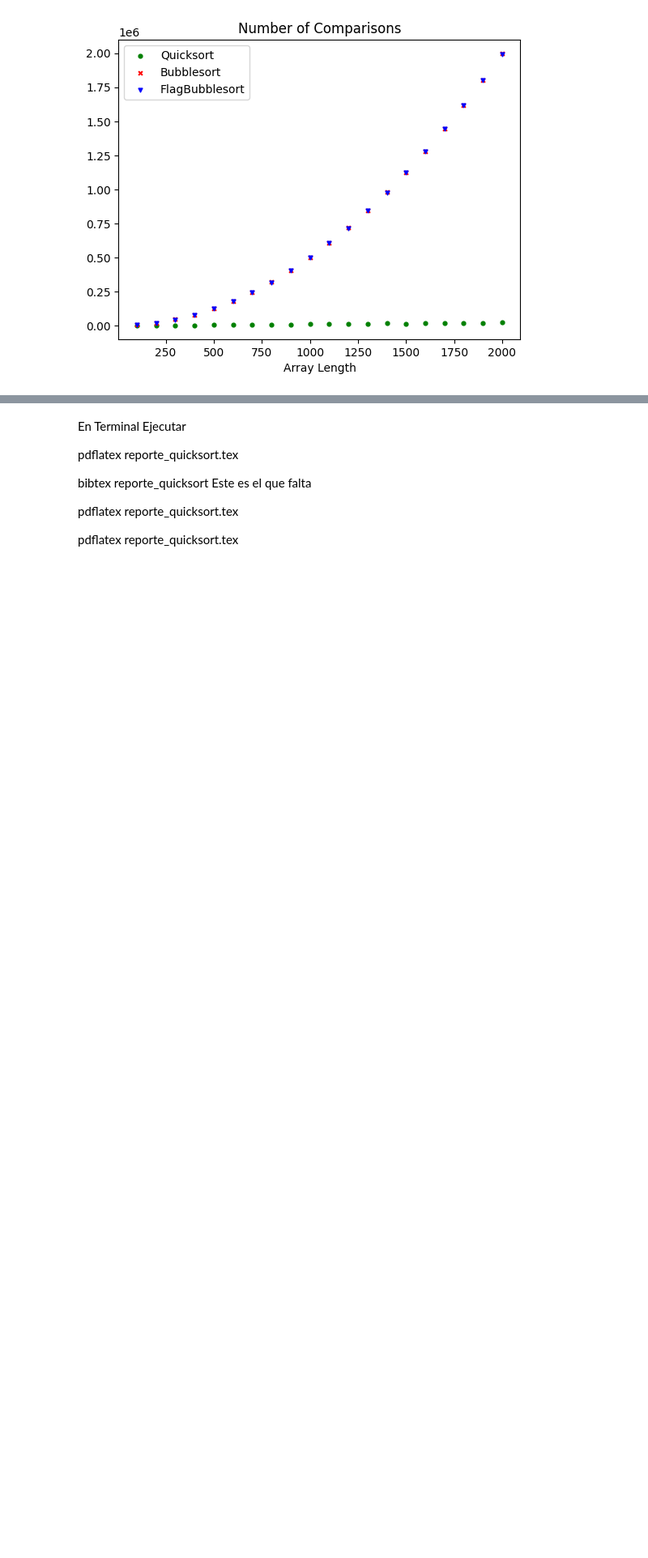
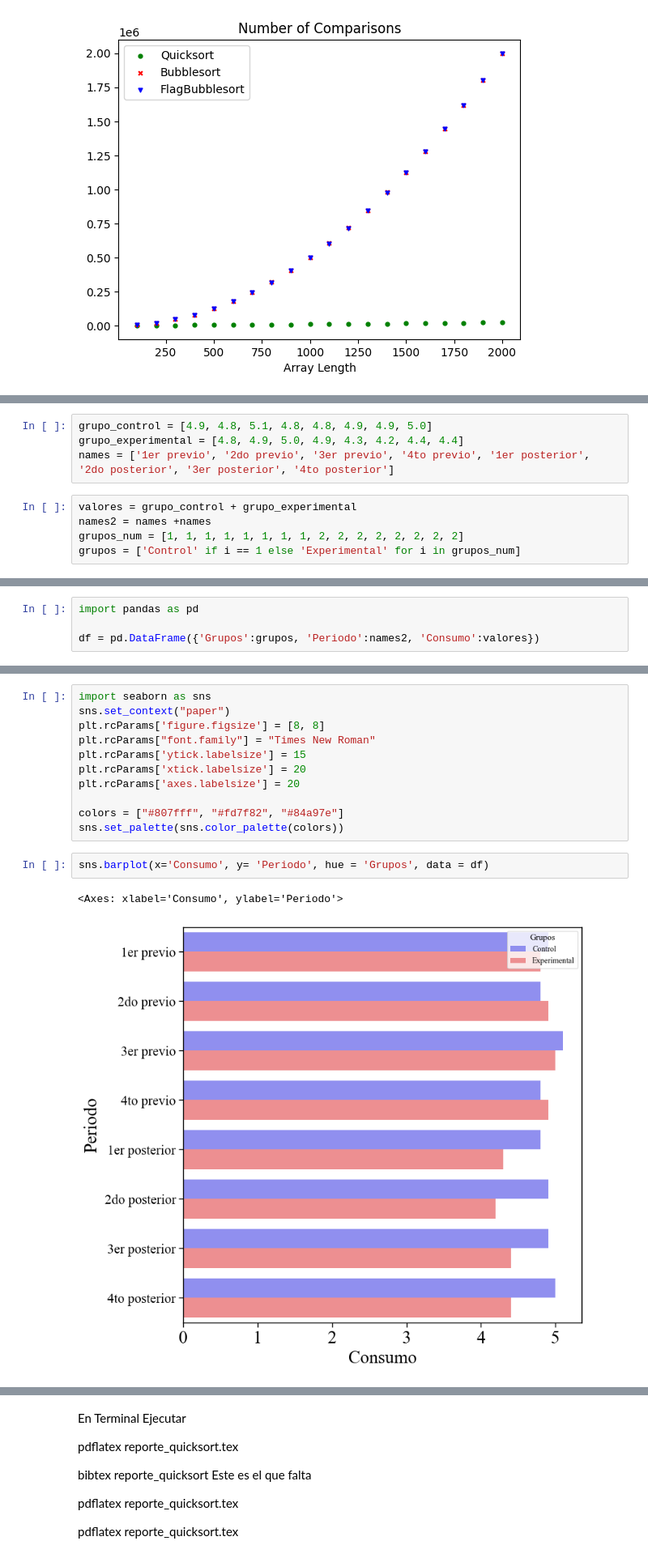
Before and after one commit to PabloNatB/Comparativa-Quicksort, a Jupyter notebook: sorting_algorithms.ipynb, the cells around one changed output, grey strips where cells are left out. Shown: that part at 81% size. Saved outputs shown, nothing was run; the diff lists cells and outputs as text; blank space fills up the shorter version.

```diff
--- a/sorting_algorithms.ipynb
+++ b/sorting_algorithms.ipynb
@@ -168,0 +169,9 @@ plt.show()
+# %%
+grupo_control = [4.9, 4.8, 5.1, 4.8, 4.8, 4.9, 4.9, 5.0]
+grupo_experimental = [4.8, 4.9, 5.0, 4.9, 4.3, 4.2, 4.4, 4.4]
+names = ['1er previo', '2do previo', '3er previo', '4to previo', '1er posterior', '2do posterior', '3er posterior', '4to posterior']
+# %%
+valores = grupo_control + grupo_experimental
+names2 = names +names
+grupos_num = [1, 1, 1, 1, 1, 1, 1, 1, 2, 2, 2, 2, 2, 2, 2, 2]
+grupos = ['Control' if i == 1 else 'Experimental' for i in grupos_num]
@@ -168,0 +216,4 @@ plt.show()
+# %%
+import pandas as pd
+
+df = pd.DataFrame({'Grupos':grupos, 'Periodo':names2, 'Consumo':valores})
@@ -168,0 +240,16 @@ plt.show()
+# %%
+import seaborn as sns
+sns.set_context("paper")
+plt.rcParams['figure.figsize'] = [8, 8]
+plt.rcParams["font.family"] = "Times New Roman"
+plt.rcParams['ytick.labelsize'] = 15
+plt.rcParams['xtick.labelsize'] = 20
+plt.rcParams['axes.labelsize'] = 20
+
+colors = ["#807fff", "#fd7f82", "#84a97e"]
+sns.set_palette(sns.color_palette(colors))
+# %%
+sns.barplot(x='Consumo', y= 'Periodo', hue = 'Grupos', data = df)
+# %% [output]
+<Axes: xlabel='Consumo', ylabel='Periodo'>
+[figure, added]
```
Also changed, not shown: parts of 11 cells of this notebook, 11 other files.
